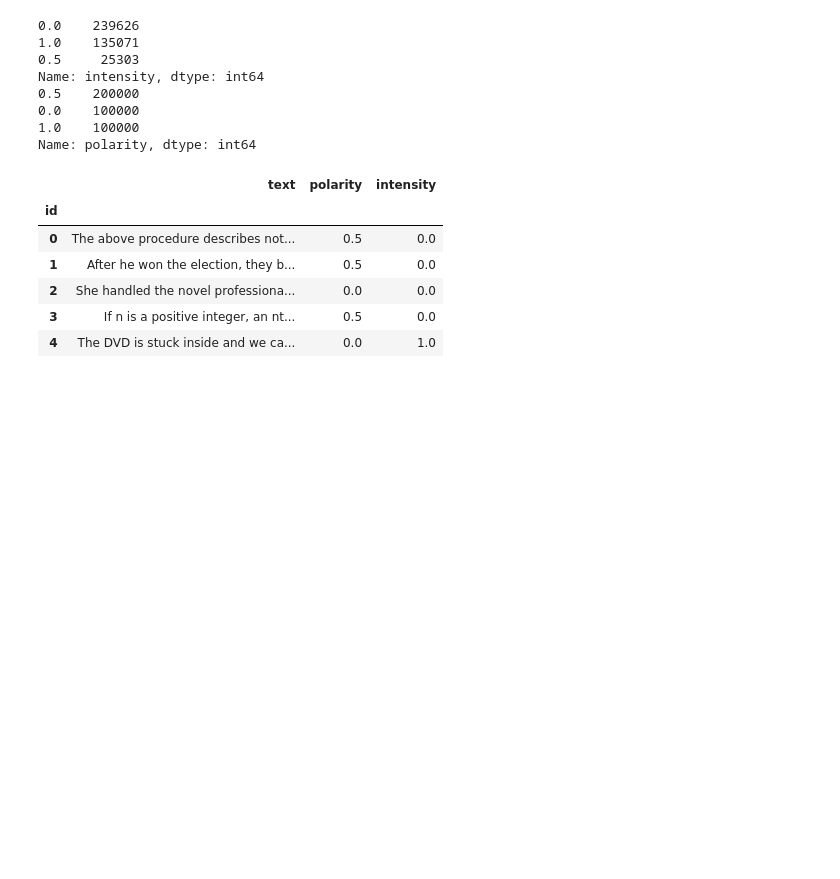
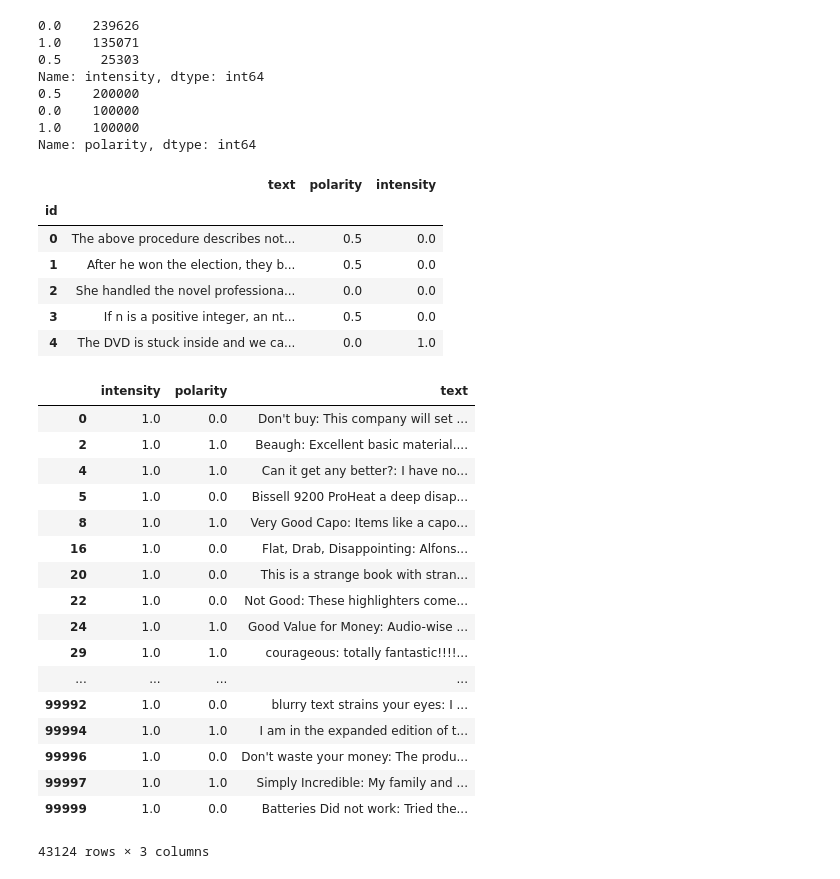
Before and after one commit to wlifferth/msc, a Jupyter notebook: SentimentAnalysisDataPrep.ipynb, the cells around one changed output. Cells and saved outputs as stored; diff of their text form; code cells hidden in the pictures; blank space fills up the shorter version.

```diff
--- a/SentimentAnalysisDataPrep.ipynb
+++ b/SentimentAnalysisDataPrep.ipynb
@@ -284,3 +284,25 @@ clean_text.head()
 | 4 | The DVD is stuck inside and we ca... | 0.0 | 1.0 |
 # %%
 clean_text.to_csv('data/clean_text.csv')
+# %%
+clean_text = pd.read_csv("data/clean_text.csv")
+clean_text[clean_text["intensity"] == 1]
+# %% [output]
+|  | intensity | polarity | text |
+| 0 | 1.0 | 0.0 | Don't buy: This company will set ... |
+| 2 | 1.0 | 1.0 | Beaugh: Excellent basic material.... |
+| 4 | 1.0 | 1.0 | Can it get any better?: I have no... |
+| 5 | 1.0 | 0.0 | Bissell 9200 ProHeat a deep disap... |
+| 8 | 1.0 | 1.0 | Very Good Capo: Items like a capo... |
+| 16 | 1.0 | 0.0 | Flat, Drab, Disappointing: Alfons... |
+| 20 | 1.0 | 0.0 | This is a strange book with stran... |
+| 22 | 1.0 | 0.0 | Not Good: These highlighters come... |
+| 24 | 1.0 | 1.0 | Good Value for Money: Audio-wise ... |
+| 29 | 1.0 | 1.0 | courageous: totally fantastic!!!!... |
+| ... | ... | ... | ... |
+| 99992 | 1.0 | 0.0 | blurry text strains your eyes: I ... |
+| 99994 | 1.0 | 1.0 | I am in the expanded edition of t... |
+| 99996 | 1.0 | 0.0 | Don't waste your money: The produ... |
+| 99997 | 1.0 | 1.0 | Simply Incredible: My family and ... |
+| 99999 | 1.0 | 0.0 | Batteries Did not work: Tried the... |
+43124 rows × 3 columns
```
Also changed, not shown: parts of 6 cells of this notebook, 4 other files.
